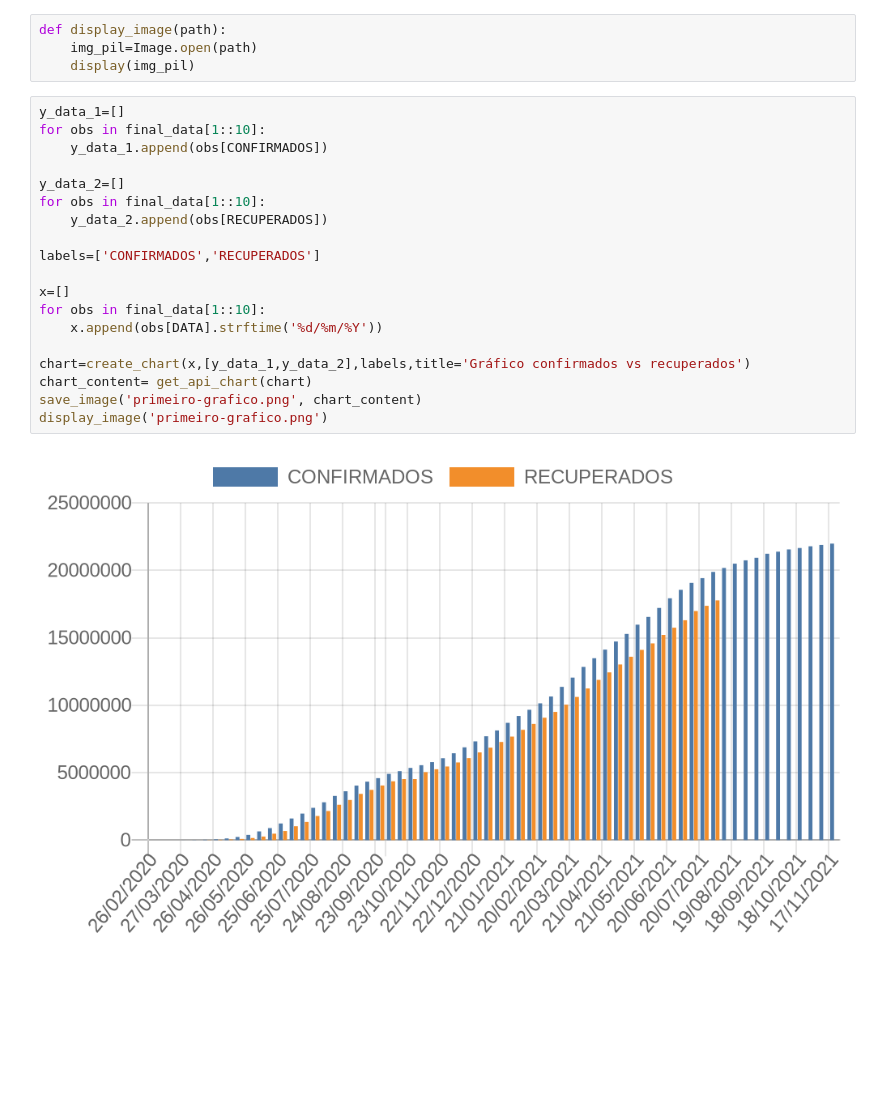
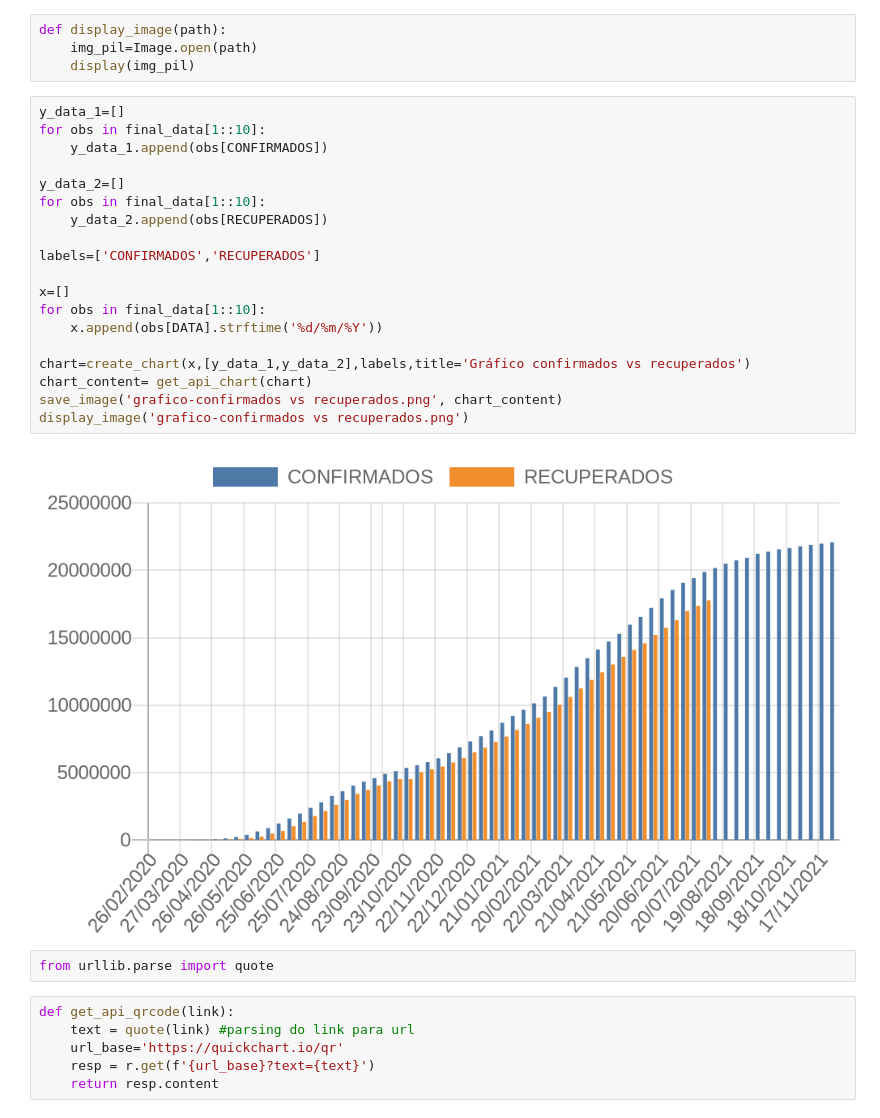
Before and after one commit to LucasGCLMartins/ProjetoCovid19, a Jupyter notebook: Projeto API com Python/Projeto_Covid19.ipynb, the cells around one changed output. Cells and saved outputs as stored; diff of their text form; blank space fills up the shorter version.

```diff
--- a/Projeto API com Python/Projeto_Covid19.ipynb
+++ b/Projeto API com Python/Projeto_Covid19.ipynb
@@ -191,21 +191,29 @@ def display_image(path):
 # %%
 y_data_1=[]
 for obs in final_data[1::10]:
     y_data_1.append(obs[CONFIRMADOS])
 
 y_data_2=[]
 for obs in final_data[1::10]:
     y_data_2.append(obs[RECUPERADOS])
 
 labels=['CONFIRMADOS','RECUPERADOS']
 
 x=[]
 for obs in final_data[1::10]:
     x.append(obs[DATA].strftime('%d/%m/%Y'))
 
 chart=create_chart(x,[y_data_1,y_data_2],labels,title='Gráfico confirmados vs recuperados')
 chart_content= get_api_chart(chart)
-save_image('primeiro-grafico.png', chart_content)
-display_image('primeiro-grafico.png')
+save_image('grafico-confirmados vs recuperados.png', chart_content)
+display_image('grafico-confirmados vs recuperados.png')
 # %% [output]
-[figure, old version]
+[figure, new version]
+# %%
+from urllib.parse import quote
+# %%
+def get_api_qrcode(link):
+    text = quote(link) #parsing do link para url
+    url_base='https://quickchart.io/qr'
+    resp = r.get(f'{url_base}?text={text}')
+    return resp.content
```
Also changed, not shown: parts of 5 cells of this notebook, 3 other files.
